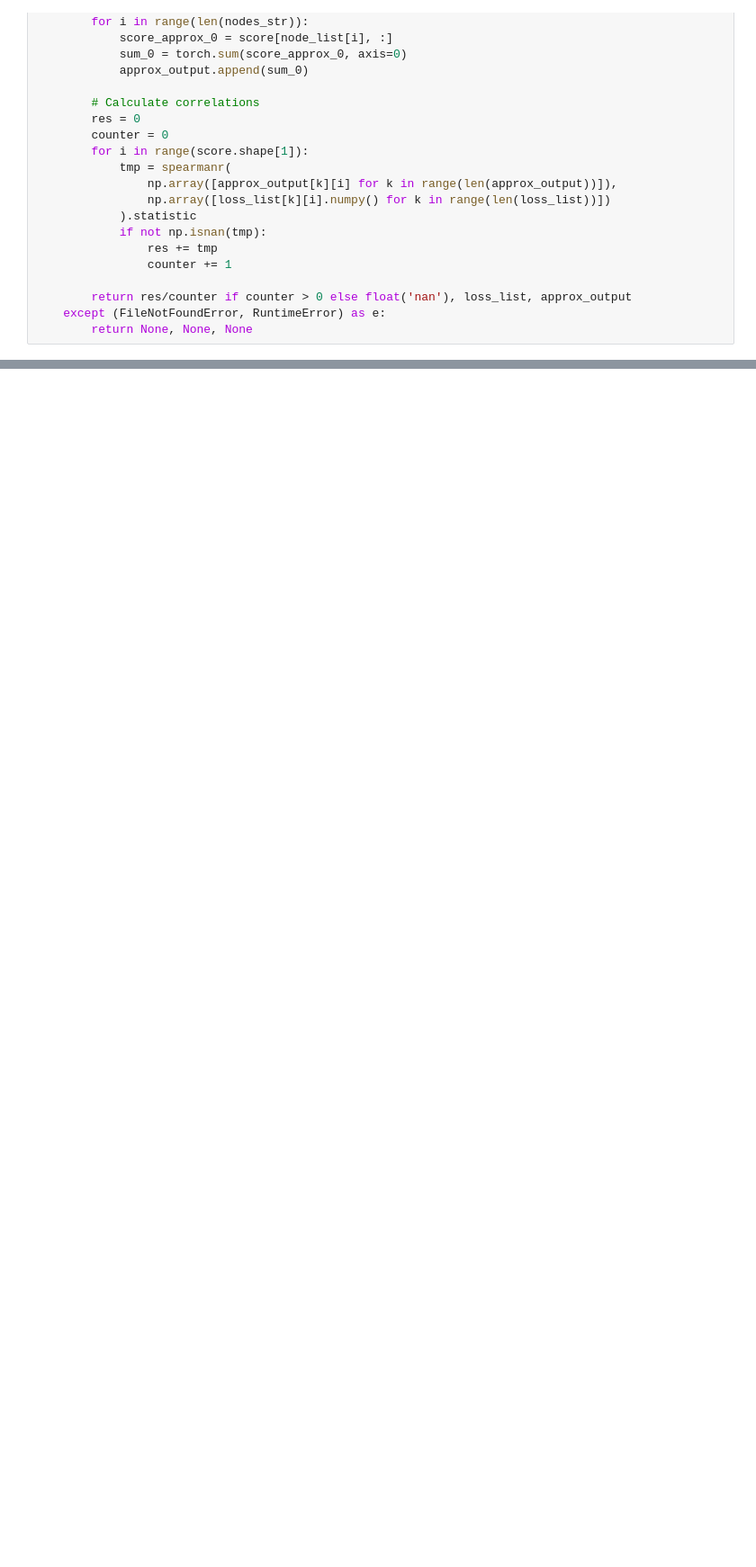
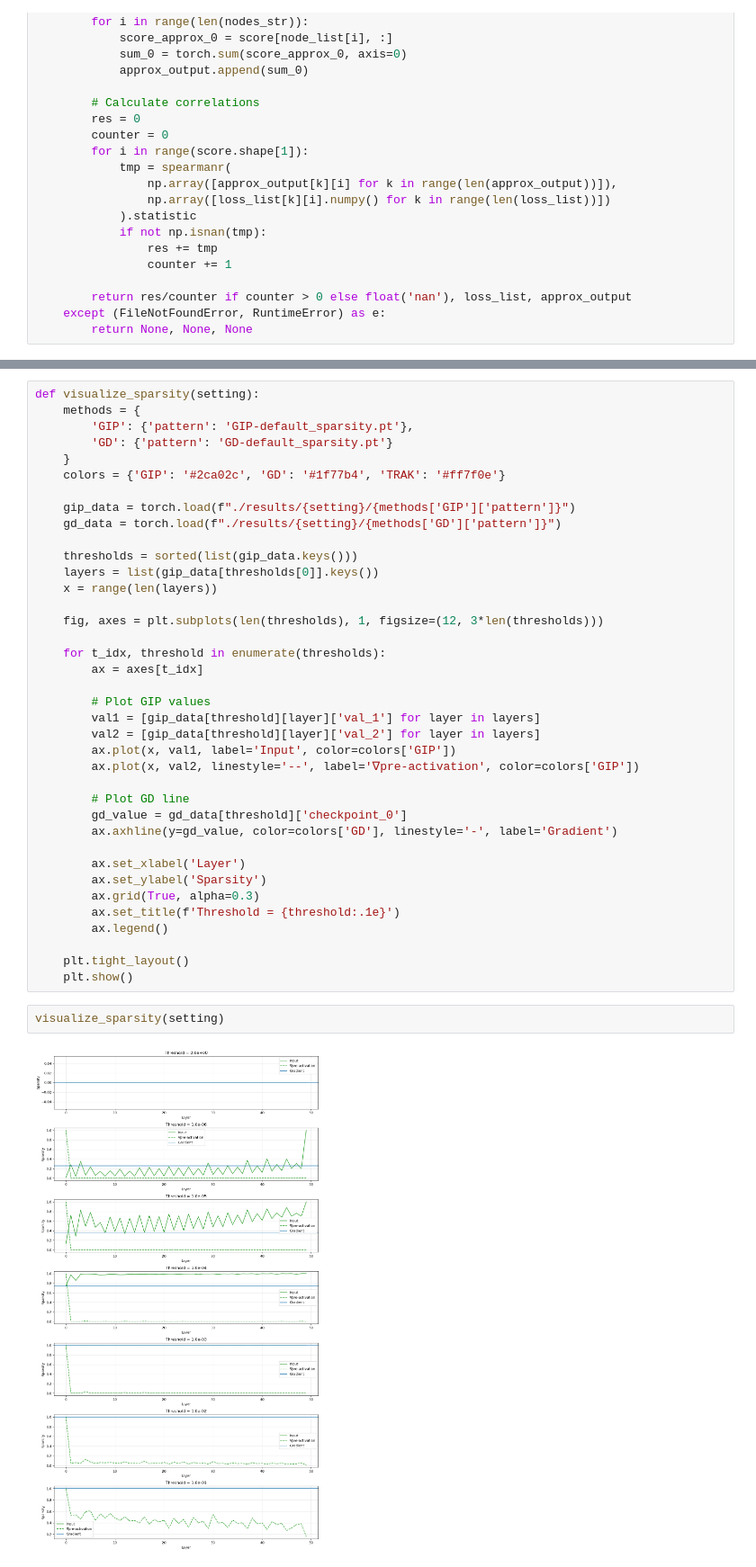
Before and after one commit to TRAIS-Lab/GraSS, a Jupyter notebook: GPT2/visualization.ipynb, the cells around one changed output, grey strips where cells are left out. Shown at 90% size. Saved outputs shown, nothing was run; the diff lists cells and outputs as text; blank space fills up the shorter version.

Commit message:
Add Sparsity Inspection

```diff
--- a/GPT2/visualization.ipynb
+++ b/GPT2/visualization.ipynb
@@ -201,0 +195,42 @@ visualize_comprehensive_results(setting)
+# %%
+def visualize_sparsity(setting):
+    methods = {
+        'GIP': {'pattern': 'GIP-default_sparsity.pt'},
+        'GD': {'pattern': 'GD-default_sparsity.pt'}
+    }
+    colors = {'GIP': '#2ca02c', 'GD': '#1f77b4', 'TRAK': '#ff7f0e'}
+
+    gip_data = torch.load(f"./results/{setting}/{methods['GIP']['pattern']}")
+    gd_data = torch.load(f"./results/{setting}/{methods['GD']['pattern']}")
+
+    thresholds = sorted(list(gip_data.keys()))
+    layers = list(gip_data[thresholds[0]].keys())
+    x = range(len(layers))
+
+    fig, axes = plt.subplots(len(thresholds), 1, figsize=(12, 3*len(thresholds)))
+
+    for t_idx, threshold in enumerate(thresholds):
+        ax = axes[t_idx]
+
+        # Plot GIP values
+        val1 = [gip_data[threshold][layer]['val_1'] for layer in layers]
+        val2 = [gip_data[threshold][layer]['val_2'] for layer in layers]
+        ax.plot(x, val1, label='Input', color=colors['GIP'])
+        ax.plot(x, val2, linestyle='--', label='∇pre-activation', color=colors['GIP'])
+
+        # Plot GD line
+        gd_value = gd_data[threshold]['checkpoint_0']
+        ax.axhline(y=gd_value, color=colors['GD'], linestyle='-', label='Gradient')
+
+        ax.set_xlabel('Layer')
+        ax.set_ylabel('Sparsity')
+        ax.grid(True, alpha=0.3)
+        ax.set_title(f'Threshold = {threshold:.1e}')
+        ax.legend()
+
+    plt.tight_layout()
+    plt.show()
+# %%
+visualize_sparsity(setting)
+# %% [output]
+[figure, added]
```
Also changed, not shown: parts of 3 cells of this notebook, 4 other files.
